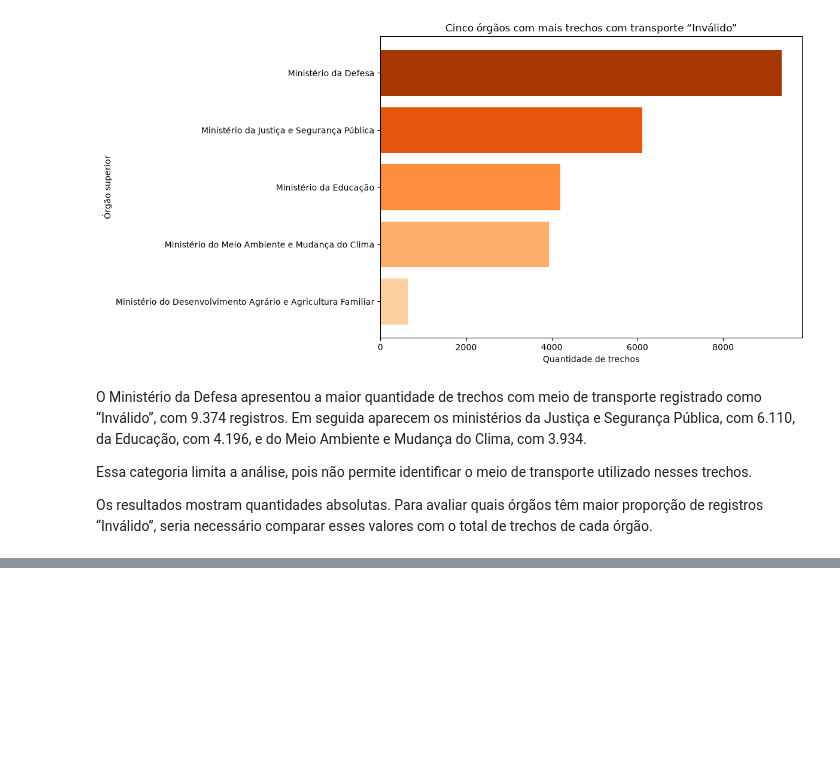
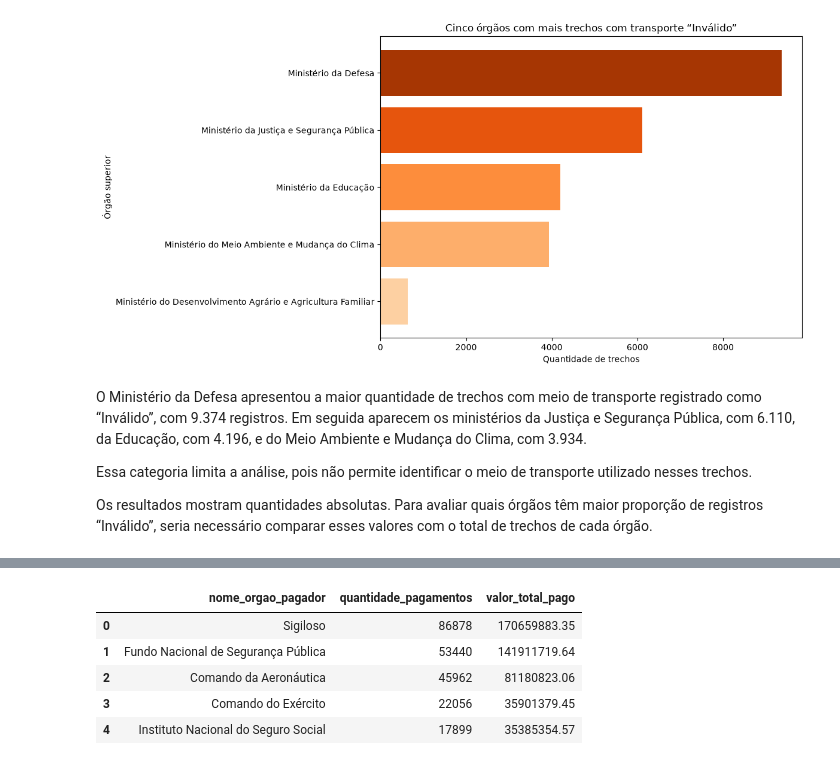
Before and after one commit to camilagstos/projeto-transparencia, a Jupyter notebook: 3_analise.ipynb, the cells around one changed output, grey strips where cells are left out. Cells and saved outputs as stored; diff of their text form; code cells hidden in the pictures; blank space fills up the shorter version.

```diff
--- a/3_analise.ipynb
+++ b/3_analise.ipynb
@@ -652,0 +852,40 @@ Os resultados mostram quantidades absolutas. Para avaliar quais órgãos têm ma
+# %%
+consulta_9 = """
+SELECT
+    nome_orgao_pagador,
+    COUNT(*) AS quantidade_pagamentos,
+    ROUND(SUM(valor), 2) AS valor_total_pago
+FROM silver_pagamento
+WHERE nome_orgao_pagador IS NOT NULL
+  AND valor IS NOT NULL
+GROUP BY nome_orgao_pagador
+ORDER BY valor_total_pago DESC
+LIMIT 5;
+"""
+
+conexao = conectar()
+
+try:
+    cursor = conexao.cursor()
+    cursor.execute(consulta_9)
+
+    colunas = [coluna[0] for coluna in cursor.description]
+
+    df_9 = pd.DataFrame(
+        cursor.fetchall(),
+        columns=colunas
+    )
+
+    cursor.close()
+
+finally:
+    conexao.close()
+
+df_9
+# %% [output]
+|  | nome_orgao_pagador | quantidade_pagamentos | valor_total_pago |
+| 0 | Sigiloso | 86878 | 170659883.35 |
+| 1 | Fundo Nacional de Segurança Pública | 53440 | 141911719.64 |
+| 2 | Comando da Aeronáutica | 45962 | 81180823.06 |
+| 3 | Comando do Exército | 22056 | 35901379.45 |
+| 4 | Instituto Nacional do Seguro Social | 17899 | 35385354.57 |
```
Also changed, not shown: parts of 11 cells of this notebook.
